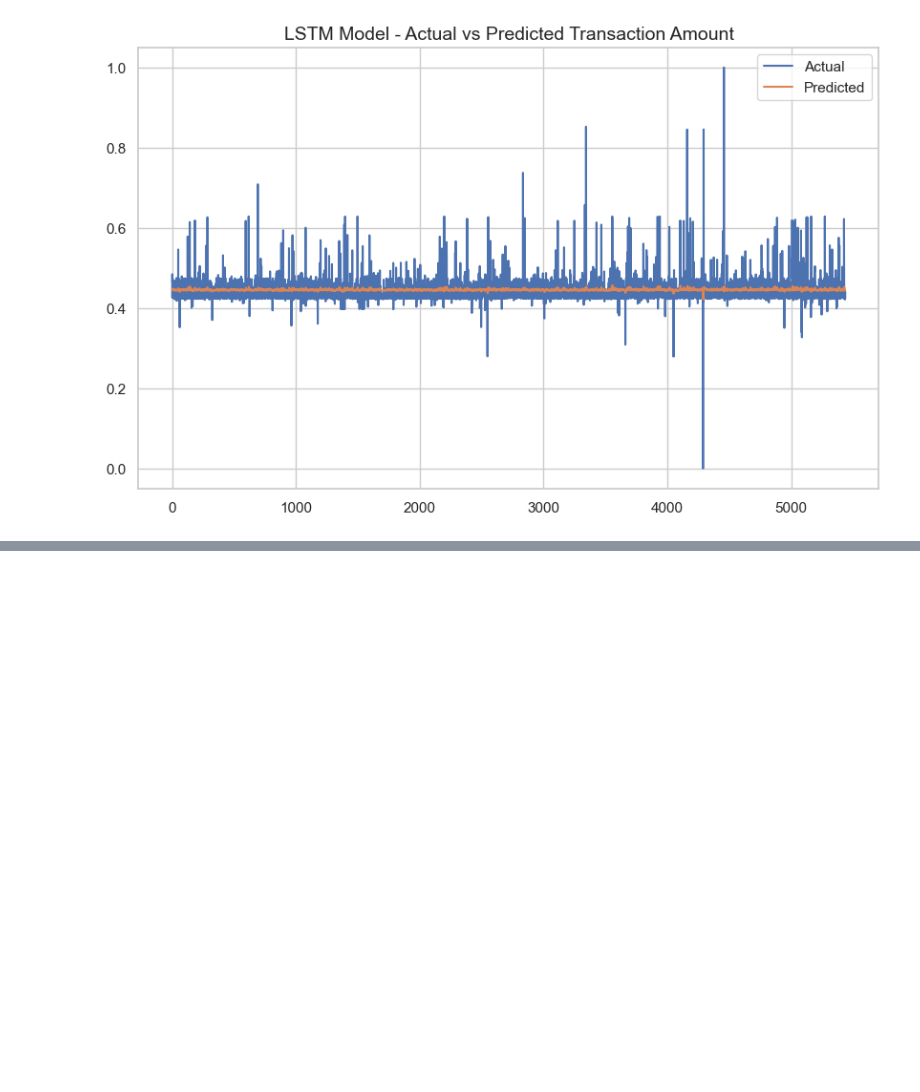
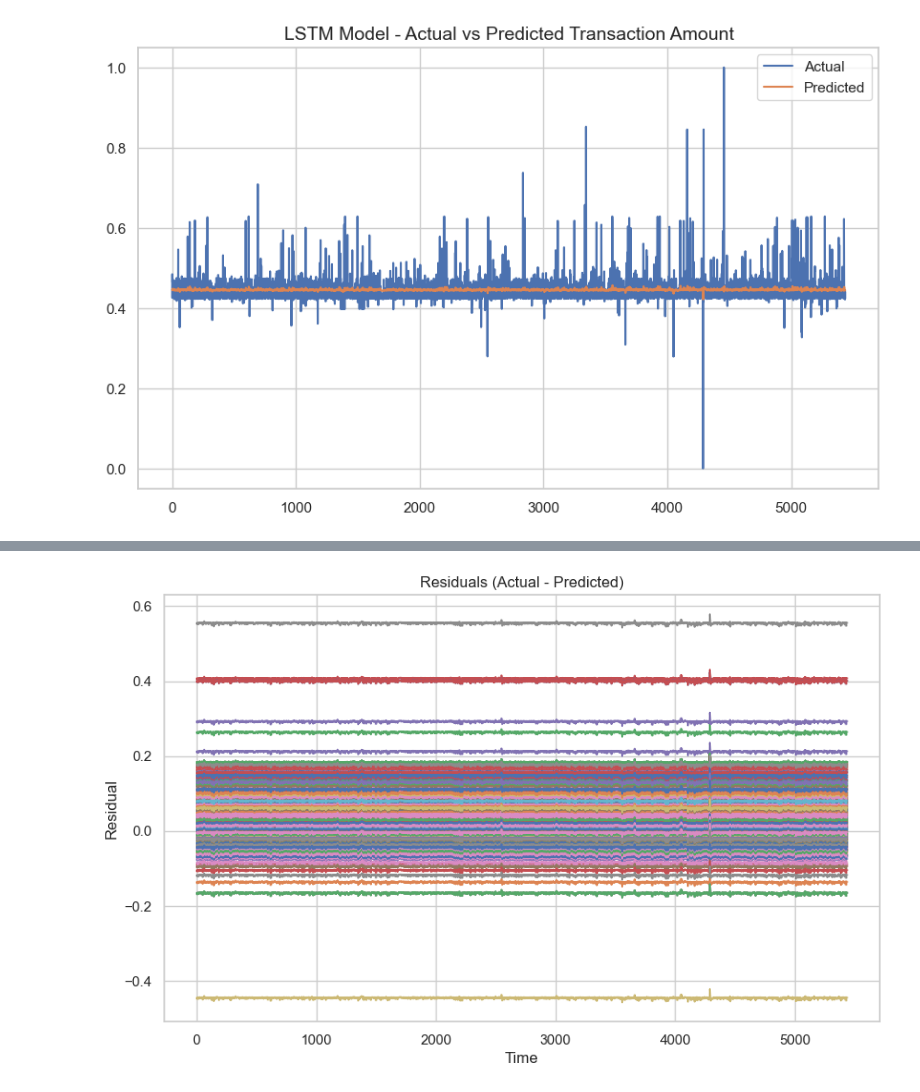
Before and after one commit to enochanok/GSA_Fraud_Detection, a Jupyter notebook: Code_BigData.ipynb, the cells around one changed output, grey strips where cells are left out. Cells and saved outputs as stored; diff of their text form; code cells hidden in the pictures; blank space fills up the shorter version.

```diff
--- a/Code_BigData.ipynb
+++ b/Code_BigData.ipynb
@@ -785,0 +873,10 @@ Epoch 30/30
+# %%
+residuals = y_test - predictions
+plt.figure(figsize=(10, 6))
+plt.plot(residuals)
+plt.title('Residuals (Actual - Predicted)')
+plt.xlabel('Time')
+plt.ylabel('Residual')
+plt.show()
+# %% [output]
+[figure, added]
```
Also changed, not shown: parts of 6 cells of this notebook, 1 other file.
